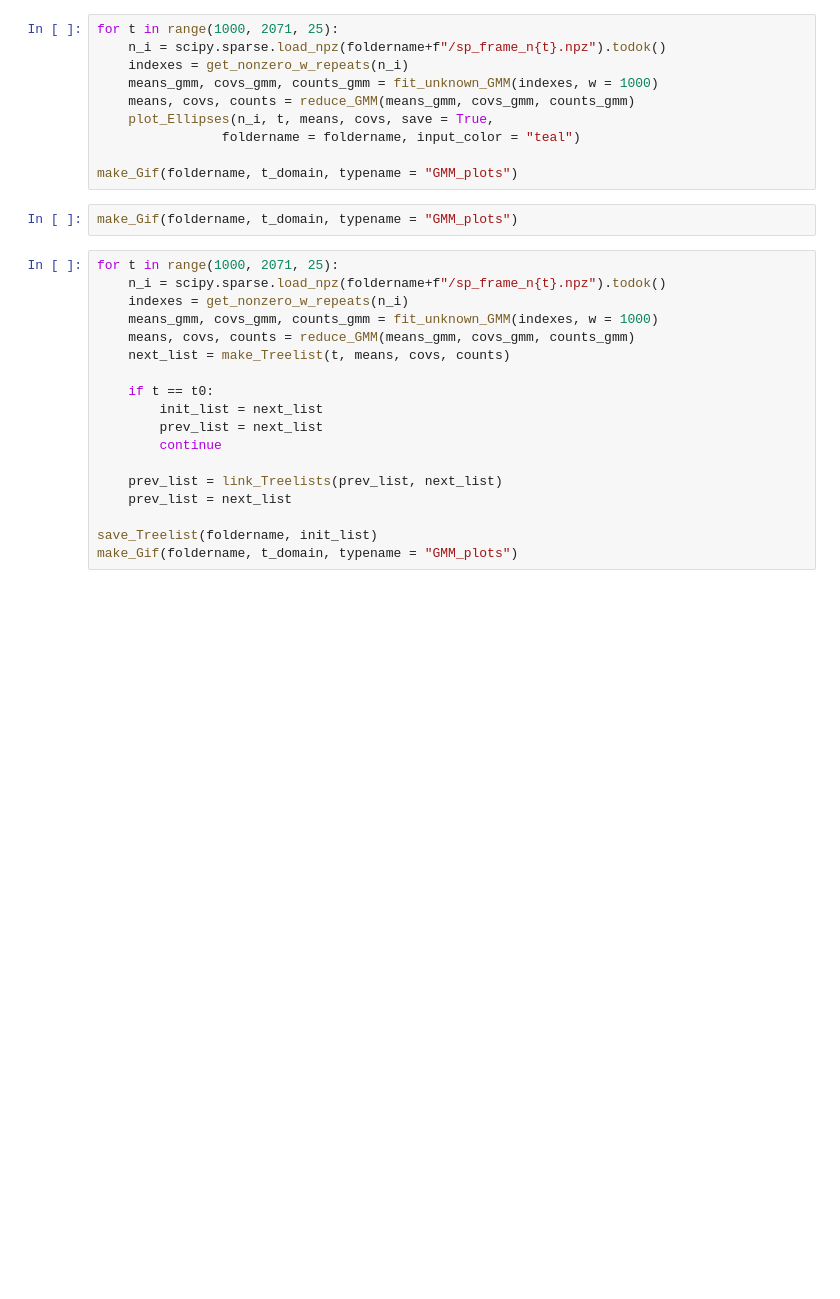
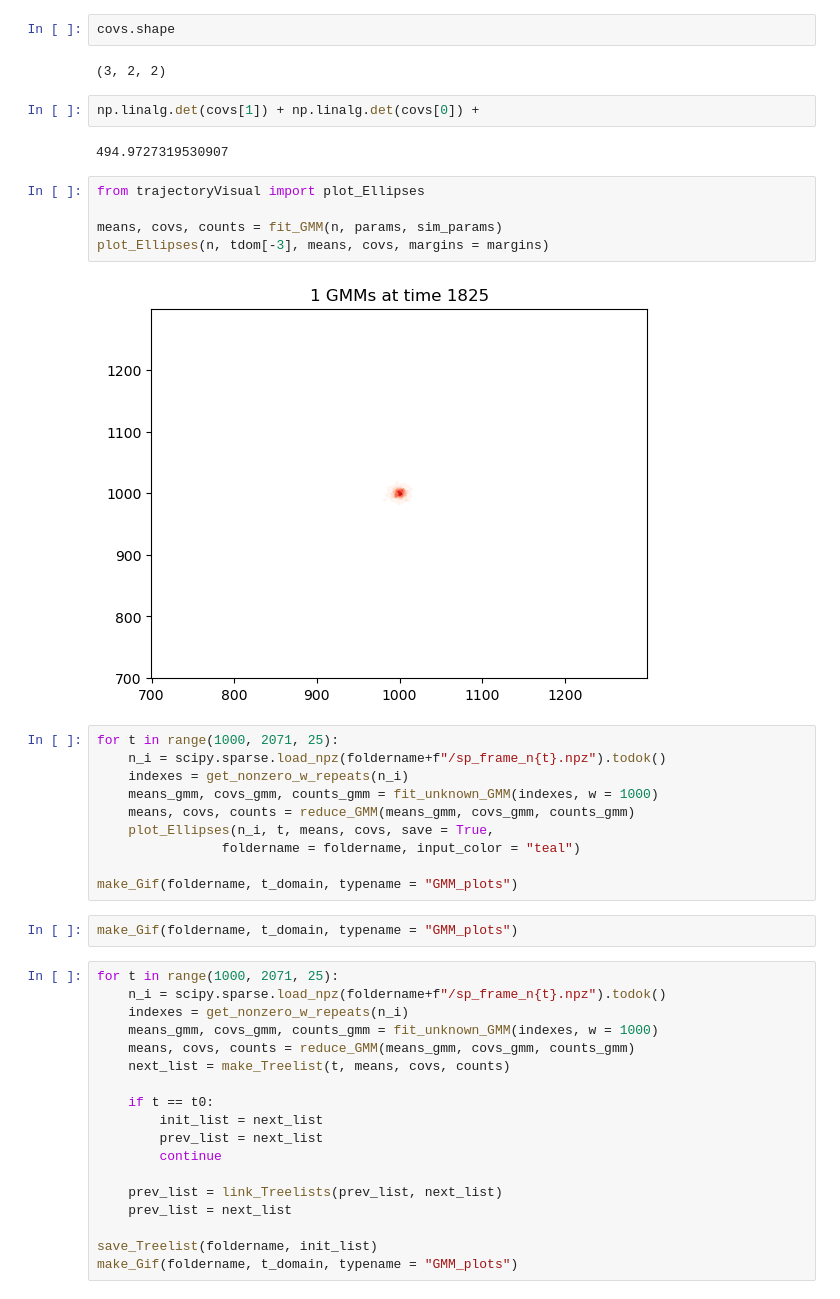
Before and after one commit to zhizhang1445/CRISPR_Sim, a Jupyter notebook: Unittest/tracking.ipynb, the cells around one changed output. Cells and saved outputs as stored; diff of their text form; blank space fills up the shorter version.

```diff
--- a/Unittest/tracking.ipynb
+++ b/Unittest/tracking.ipynb
@@ -59,3 +85,18 @@ t_domain = np.arange(t0, tf, dt)
+# %%
+covs.shape
+# %% [output]
+(3, 2, 2)
+# %%
+np.linalg.det(covs[1]) + np.linalg.det(covs[0]) +
+# %% [output]
+494.9727319530907
+# %%
+from trajectoryVisual import plot_Ellipses
+
+means, covs, counts = fit_GMM(n, params, sim_params)
+plot_Ellipses(n, tdom[-3], means, covs, margins = margins)
+# %% [output]
+[figure, added]
 # %%
 for t in range(1000, 2071, 25):
     n_i = scipy.sparse.load_npz(foldername+f"/sp_frame_n{t}.npz").todok()
```
Also changed, not shown: parts of 15 cells of this notebook, 3 other files.
